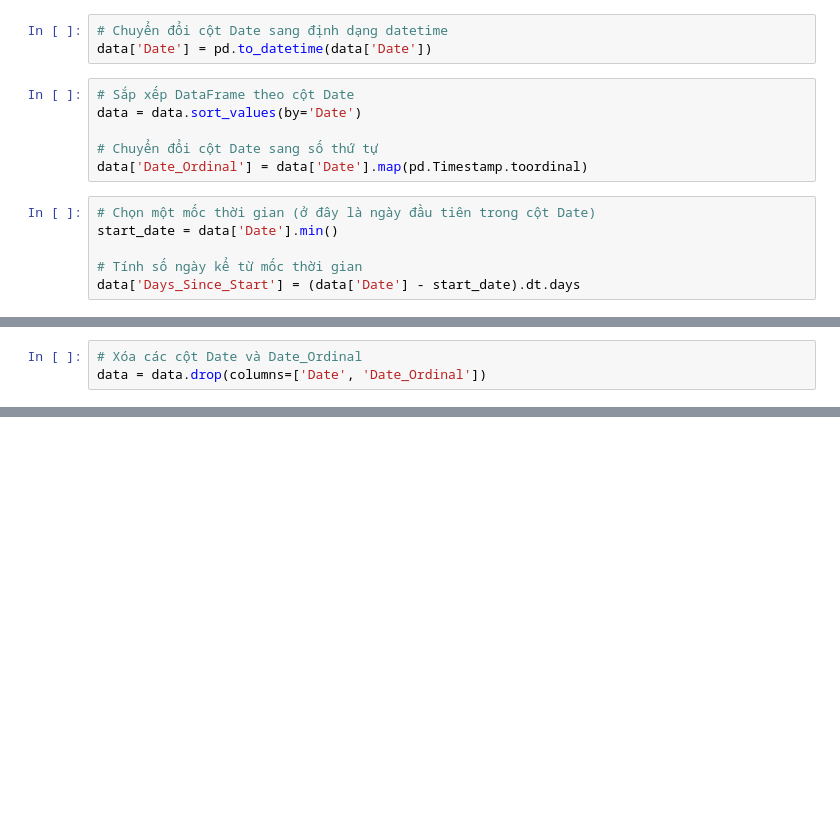
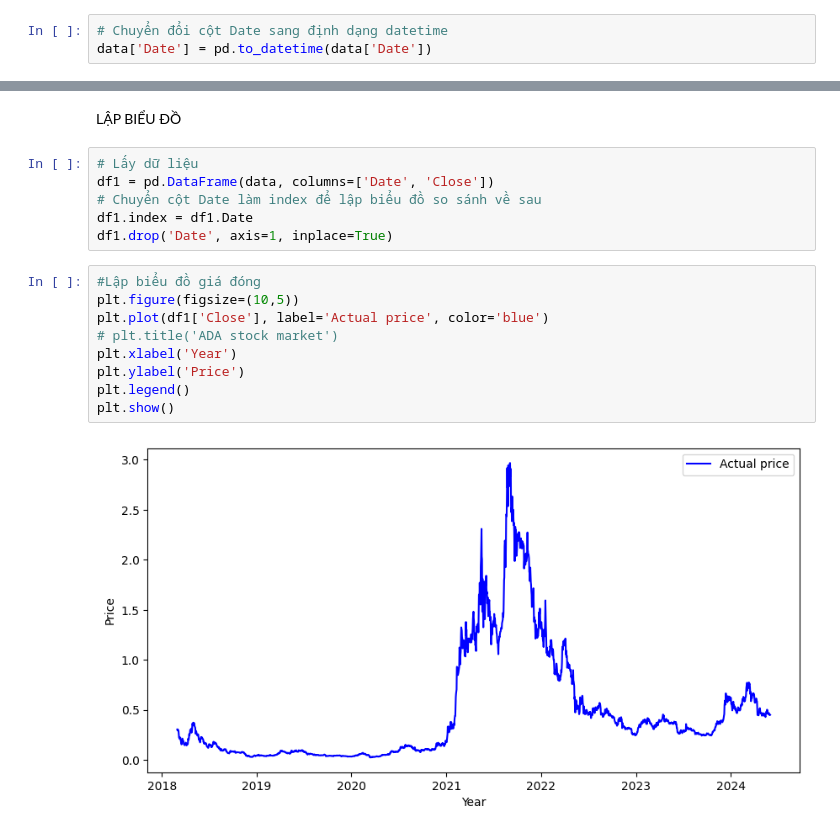
Before and after one commit to turnrighthere/IS403.O22.Team2, a Jupyter notebook: pre_data_final.ipynb, the cells around one changed output, grey strips where cells are left out. Saved outputs shown, nothing was run; the diff lists cells and outputs as text; blank space fills up the shorter version.

Commit message:
update data

```diff
--- a/pre_data_final.ipynb
+++ b/pre_data_final.ipynb
@@ -49,18 +51,6 @@ dtype: int64
 # %%
 # Chuyển đổi cột Date sang định dạng datetime
 data['Date'] = pd.to_datetime(data['Date'])
-# %%
-# Sắp xếp DataFrame theo cột Date
-data = data.sort_values(by='Date')
-
-# Chuyển đổi cột Date sang số thứ tự
-data['Date_Ordinal'] = data['Date'].map(pd.Timestamp.toordinal)
-# %%
-# Chọn một mốc thời gian (ở đây là ngày đầu tiên trong cột Date)
-start_date = data['Date'].min()
-
-# Tính số ngày kể từ mốc thời gian
-data['Days_Since_Start'] = (data['Date'] - start_date).dt.days
 # %%
 print(data)
 # %% [output]
@@ -84,3 +70,0 @@ print(data)
-# %%
-# Xóa các cột Date và Date_Ordinal
-data = data.drop(columns=['Date', 'Date_Ordinal'])
@@ -108,0 +157,19 @@ data.to_csv('Data/pre_DGB-USD.csv', index=False)
+# %% [markdown]
+LẬP BIỂU ĐỒ
+# %%
+# Lấy dữ liệu
+df1 = pd.DataFrame(data, columns=['Date', 'Close'])
+# Chuyển cột Date làm index để lập biểu đồ so sánh về sau
+df1.index = df1.Date
+df1.drop('Date', axis=1, inplace=True)
+# %%
+#Lập biểu đồ giá đóng
+plt.figure(figsize=(10,5))
+plt.plot(df1['Close'], label='Actual price', color='blue')
+# plt.title('ADA stock market')
+plt.xlabel('Year')
+plt.ylabel('Price')
+plt.legend()
+plt.show()
+# %% [output]
+[figure, added]
```
Also changed, not shown: parts of 10 cells of this notebook.
